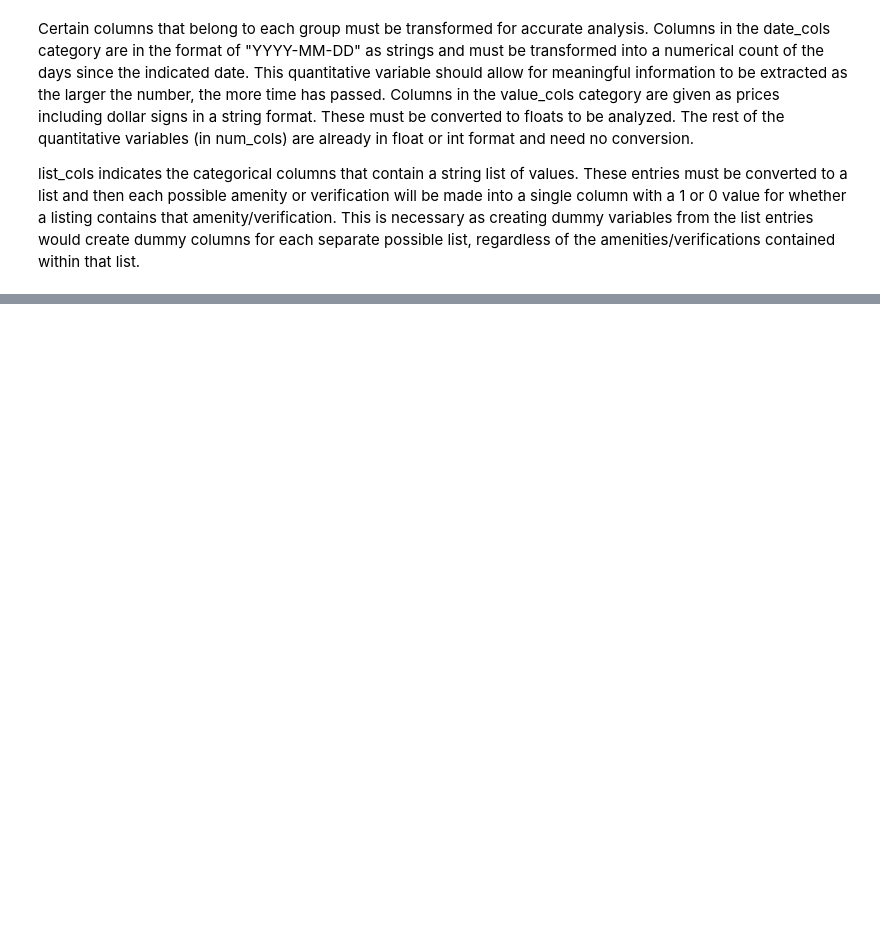
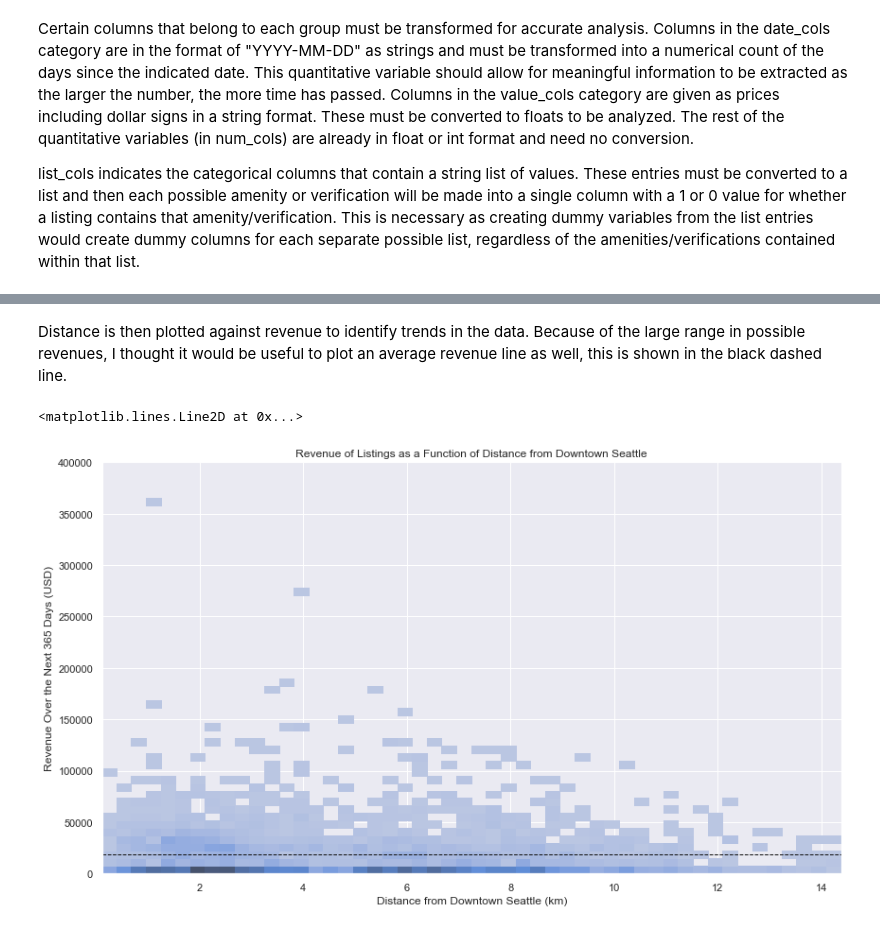
Before and after one commit to justinh523/BlogPostProject, a Jupyter notebook: Project_master.ipynb, the cells around one changed output, grey strips where cells are left out. Cells and saved outputs as stored; diff of their text form; code cells hidden in the pictures; blank space fills up the shorter version.

```diff
--- a/Project_master.ipynb
+++ b/Project_master.ipynb
@@ -393,0 +322,24 @@ viable
+# %%
+new_col = []
+coords_dt = (47.605149, -122.334289)
+for i in new_df.index:
+    if not pd.isnull(new_df['latitude'][i]) and not pd.isnull(new_df['longitude'][i]):
+        coords = (new_df['latitude'][i], new_df['longitude'][i])
+        new_col.append(geodesic(coords, coords_dt).km)
+    else:
+        new_col.append([])
+
+new_df = new_df.assign(distance_fromdt=pd.Series(new_col).values)
+# %% [markdown]
+Distance is then plotted against revenue to identify trends in the data. Because of the large range in possible revenues, I thought it would be useful to plot an average revenue line as well, this is shown in the black dashed line.
+# %%
+ax = sns.histplot(x='distance_from_dt', y='revenue', data=new_df, bins = 50)
+sns.set(rc={'figure.figsize':(14, 8)})
+ax.set(ylim=(0, 400000))
+ax.set_title('Revenue of Listings as a Function of Distance from Downtown Seattle')
+ax.set_ylabel('Revenue Over the Next 365 Days (USD)')
+ax.set_xlabel('Distance from Downtown Seattle (km)')
+plt.axhline(18924.753503184715, color='k', linestyle='dashed', linewidth=1)
+# %% [output]
+<matplotlib.lines.Line2D at 0x...>
+[figure, added]
```
Also changed, not shown: parts of 45 cells of this notebook, 1 other file.
